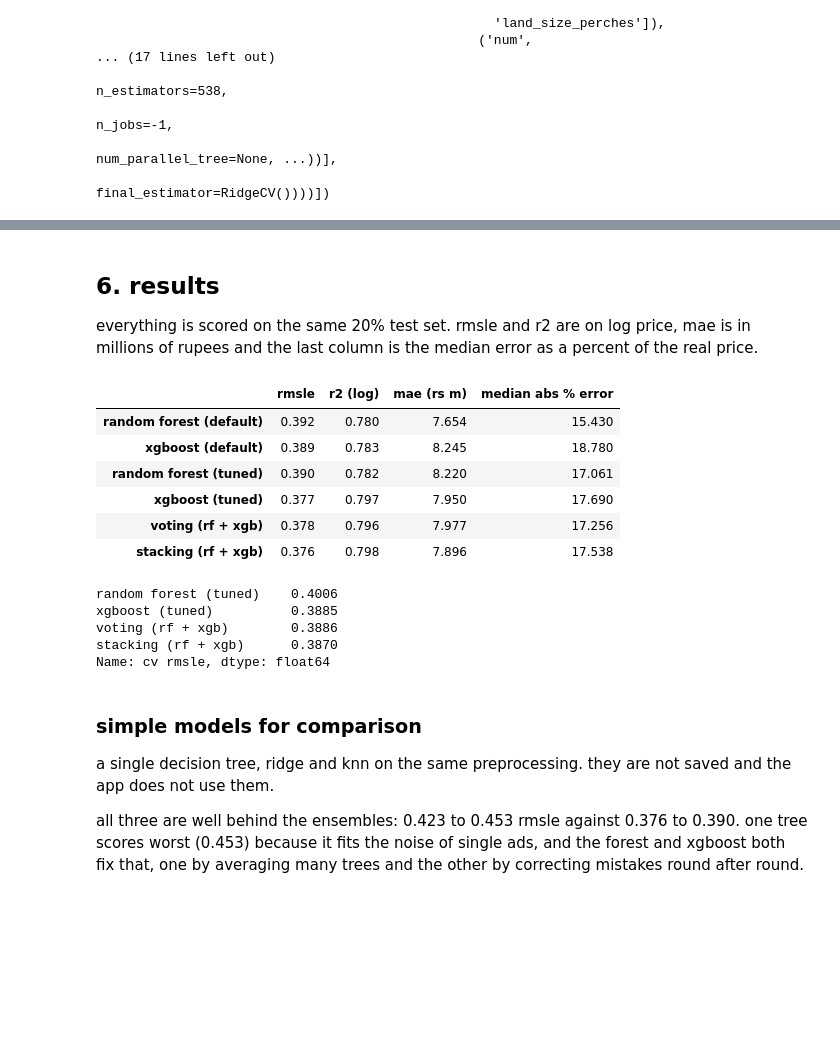
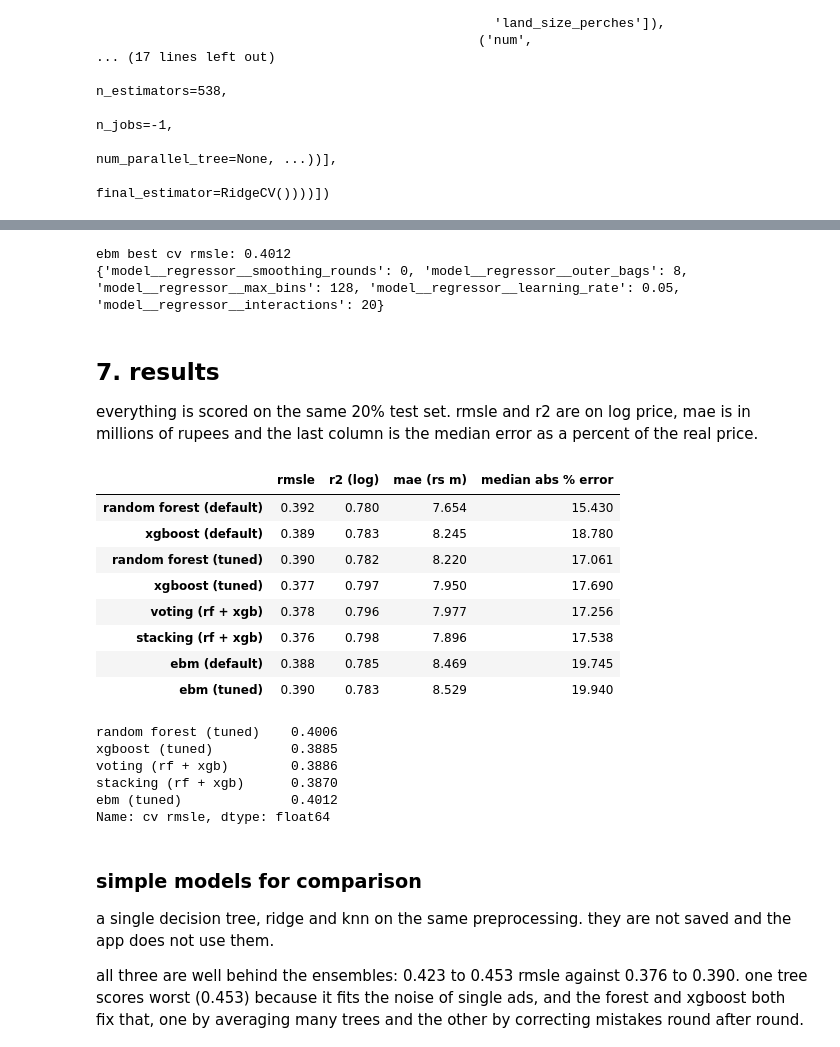
Before and after one commit to dsameendra/lk-ensemble-lab, a Jupyter notebook: notebooks/houses_modelling.ipynb, the cells around one changed output, grey strips where cells are left out. Drawn from its saved outputs; the diff is of its cells as text; code cells hidden in the pictures; blank space fills up the shorter version.

Commit message:
add explainable boosting model and estimate explanations

```diff
--- a/notebooks/houses_modelling.ipynb
+++ b/notebooks/houses_modelling.ipynb
@@ -236,41 +243,69 @@ Pipeline(steps=[('prep',
+# %%
+# the ebm takes the raw columns, it bins the numbers and handles categories and missing values itself
+def make_ebm(**params):
+    model = TransformedTargetRegressor(regressor=ExplainableBoostingRegressor(random_state=SEED, n_jobs=-1, **params),
+                                       func=np.log1p, inverse_func=np.expm1)
+    return Pipeline([('model', model)])
+
+ebm_default = make_ebm().fit(X_train, y_train)
+
+ebm_space = {
+    'model__regressor__learning_rate': [0.01, 0.02, 0.05],
+    'model__regressor__max_bins': [128, 256, 512],
+    'model__regressor__interactions': [0, 5, 10, 20],
+    'model__regressor__outer_bags': [4, 8],
+    'model__regressor__smoothing_rounds': [0, 50, 200],
+}
+ebm_search = RandomizedSearchCV(make_ebm(), ebm_space, n_iter=6, cv=kf, scoring=score, random_state=SEED, n_jobs=1, verbose=0)
+ebm_search.fit(X_train, y_train)
+ebm_best = ebm_search.best_estimator_
+print('ebm best cv rmsle:', round(-ebm_search.best_score_, 4))
+print(ebm_search.best_params_)
+# %% [output]
+ebm best cv rmsle: 0.4012
+{'model__regressor__smoothing_rounds': 0, 'model__regressor__outer_bags': 8, 'model__regressor__max_bins': 128, 'model__regressor__learning_rate': 0.05, 'model__regressor__interactions': 20}
 # %% [markdown]
-## 6. results
+## 7. results
 
 everything is scored on the same 20% test set. rmsle and r2 are on log price, mae is in millions of rupees and the last column is the median error as a percent of the real price.
 # %%
 models = {
     'random forest (default)': rf_default,
     'xgboost (default)': xgb_default,
     'random forest (tuned)': rf_best,
     'xgboost (tuned)': xgb_best,
     'voting (rf + xgb)': voting,
     'stacking (rf + xgb)': stacking,
+    'ebm (default)': ebm_default,
+    'ebm (tuned)': ebm_best,
 }
 
 def evaluate(pipe):
     pred = pipe.predict(X_test)
     log_t, log_p = np.log1p(y_test), np.log1p(pred)
     return {
         'rmsle': mean_squared_error(log_t, log_p) ** 0.5,
         'r2 (log)': r2_score(log_t, log_p),
         'mae (rs m)': mean_absolute_error(y_test, pred) / 1e6,
         'median abs % error': (np.abs(pred - y_test) / y_test).median() * 100,
     }
 
 results = pd.DataFrame({name: evaluate(m) for name, m in models.items()}).T.round(3)
 results
 # %% [output]
 |  | rmsle | r2 (log) | mae (rs m) | median abs % error |
 | random forest (default) | 0.392 | 0.780 | 7.654 | 15.430 |
 | xgboost (default) | 0.389 | 0.783 | 8.245 | 18.780 |
 | random forest (tuned) | 0.390 | 0.782 | 8.220 | 17.061 |
 | xgboost (tuned) | 0.377 | 0.797 | 7.950 | 17.690 |
 | voting (rf + xgb) | 0.378 | 0.796 | 7.977 | 17.256 |
 | stacking (rf + xgb) | 0.376 | 0.798 | 7.896 | 17.538 |
+| ebm (default) | 0.388 | 0.785 | 8.469 | 19.745 |
+| ebm (tuned) | 0.390 | 0.783 | 8.529 | 19.940 |
 # %%
 # cross validated rmsle on the training set (the test set is not used for choosing the model)
 cv_scores = {name: -cross_val_score(models[name], X_train, y_train, cv=kf, scoring=score).mean()
-             for name in ['random forest (tuned)', 'xgboost (tuned)', 'voting (rf + xgb)', 'stacking (rf + xgb)']}
+             for name in ['random forest (tuned)', 'xgboost (tuned)', 'voting (rf + xgb)', 'stacking (rf + xgb)', 'ebm (tuned)']}
 cv_table = pd.Series(cv_scores, name='cv rmsle').round(4)
 cv_table
 # %% [output]
@@ -278,6 +313,7 @@ random forest (tuned)    0.4006
 xgboost (tuned)          0.3885
 voting (rf + xgb)        0.3886
 stacking (rf + xgb)      0.3870
+ebm (tuned)              0.4012
 Name: cv rmsle, dtype: float64
 # %% [markdown]
 ### simple models for comparison
```
Also changed, not shown: parts of 14 cells of this notebook, 11 other files.
